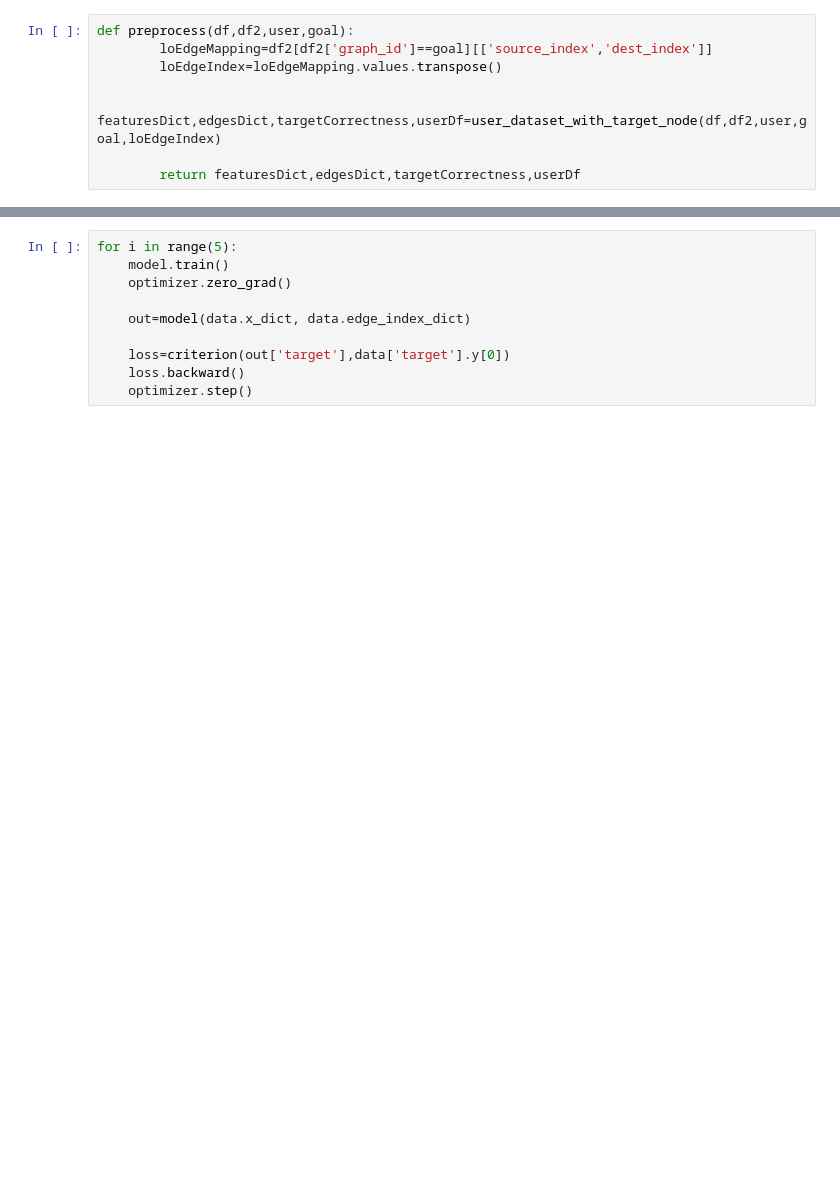
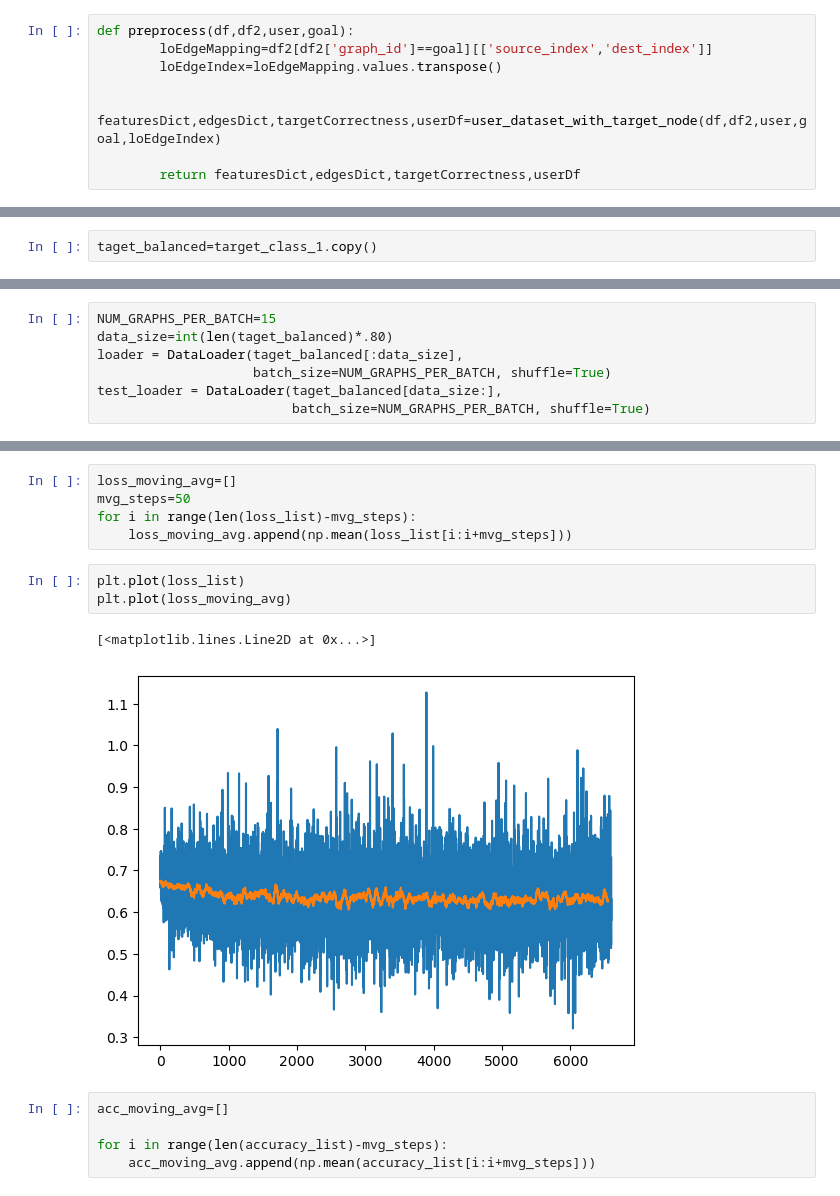
Before and after one commit to MadushanPathirana/msc-research, a Jupyter notebook: adaptive learning/creating graph/gnnWithTemporalImpact.ipynb, the cells around one changed output, grey strips where cells are left out. Drawn from its saved outputs; the diff is of its cells as text; blank space fills up the shorter version.

Commit message:
new models lstm

```diff
--- a/adaptive learning/creating graph/gnnWithTemporalImpact.ipynb
+++ b/adaptive learning/creating graph/gnnWithTemporalImpact.ipynb
@@ -799,0 +665,2 @@ data=generate_data_with_target(featuresDict,edgesDict,targetCorrectness)
+# %%
+taget_balanced=target_class_1.copy()
@@ -800 +714,8 @@ data=generate_data_with_target(featuresDict,edgesDict,targetCorrectness)
+# %%
+NUM_GRAPHS_PER_BATCH=15
+data_size=int(len(taget_balanced)*.80)
+loader = DataLoader(taget_balanced[:data_size],
+                    batch_size=NUM_GRAPHS_PER_BATCH, shuffle=True)
+test_loader = DataLoader(taget_balanced[data_size:],
+                         batch_size=NUM_GRAPHS_PER_BATCH, shuffle=True)
 # %%
@@ -811,10 +789,16 @@ best_score=0
-# %%
-for i in range(5):
-    model.train()
-    optimizer.zero_grad()
-
-    out=model(data.x_dict, data.edge_index_dict)
-
-    loss=criterion(out['target'],data['target'].y[0])
-    loss.backward()
-    optimizer.step()
+# %%
+loss_moving_avg=[]
+mvg_steps=50
+for i in range(len(loss_list)-mvg_steps):
+    loss_moving_avg.append(np.mean(loss_list[i:i+mvg_steps]))
+# %%
+plt.plot(loss_list)
+plt.plot(loss_moving_avg)
+# %% [output]
+[<matplotlib.lines.Line2D at 0x...>]
+[figure, added]
+# %%
+acc_moving_avg=[]
+
+for i in range(len(accuracy_list)-mvg_steps):
+    acc_moving_avg.append(np.mean(accuracy_list[i:i+mvg_steps]))
```
Also changed, not shown: parts of 83 cells of this notebook, 6 other files.
